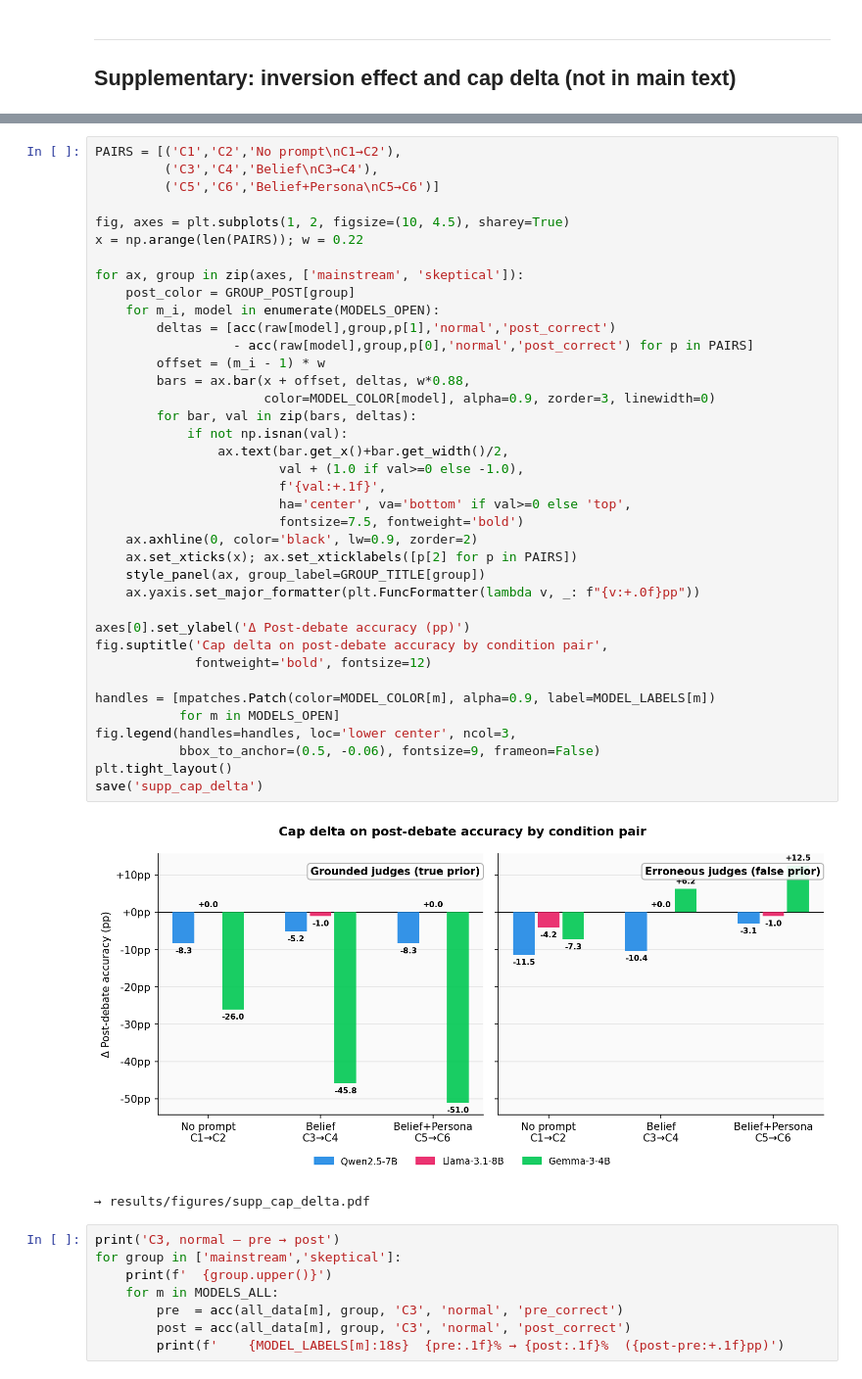
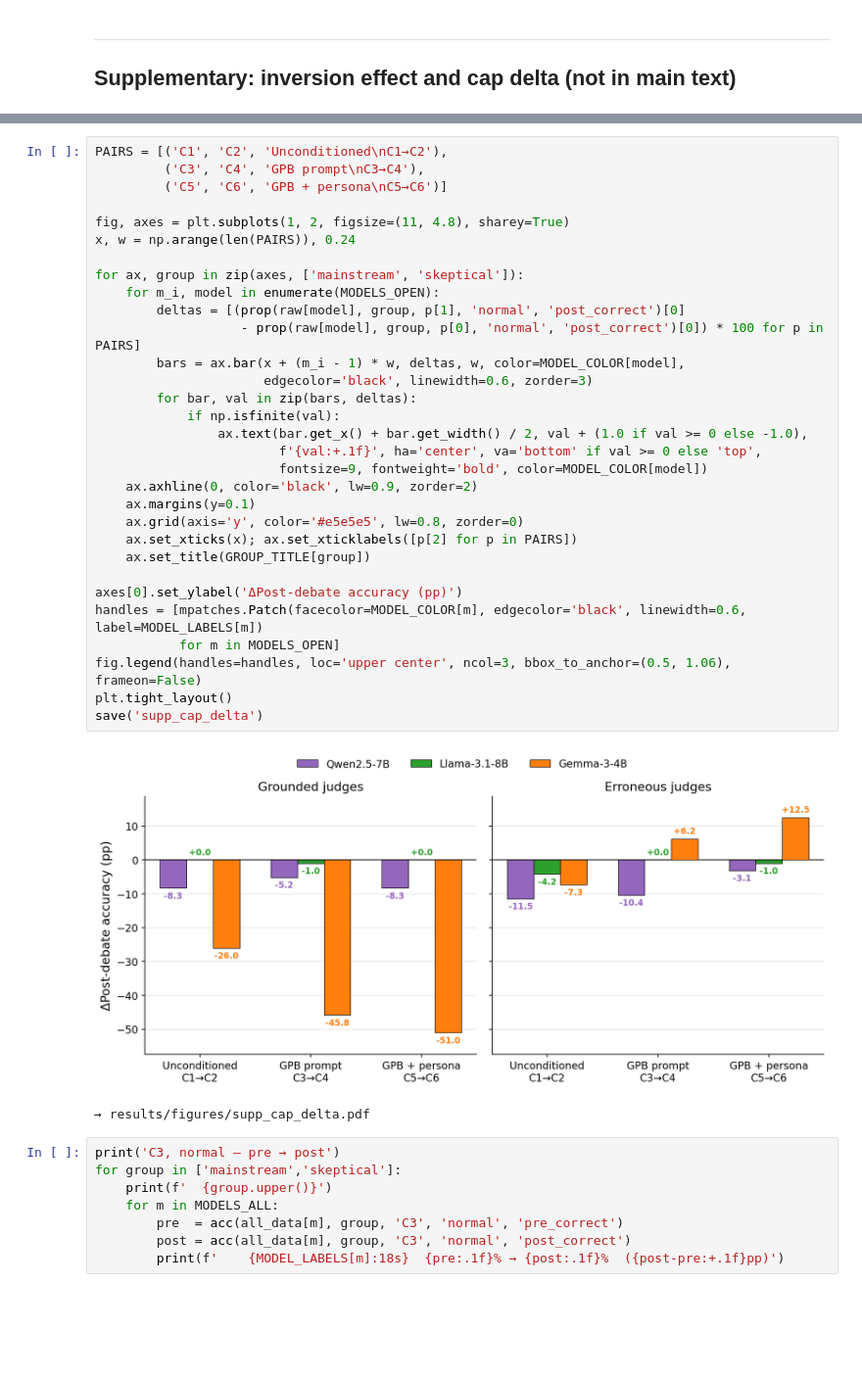
Before and after one commit to FAIR-IALAB-UBA/Debate-NeurIPS26, a Jupyter notebook: debate_experiment_open_source_belief_vectors/analysis.ipynb, the cells around one changed output, grey strips where cells are left out. Shown at 98% size. Saved outputs shown, nothing was run; the diff lists cells and outputs as text; blank space fills up the shorter version.

```diff
--- a/debate_experiment_open_source_belief_vectors/analysis.ipynb
+++ b/debate_experiment_open_source_belief_vectors/analysis.ipynb
@@ -312,44 +270,37 @@ save('supp_inversion')
 → results/figures/supp_inversion.pdf
 # %%
-PAIRS = [('C1','C2','No prompt\nC1→C2'),
-         ('C3','C4','Belief\nC3→C4'),
-         ('C5','C6','Belief+Persona\nC5→C6')]
+PAIRS = [('C1', 'C2', 'Unconditioned\nC1→C2'),
+         ('C3', 'C4', 'GPB prompt\nC3→C4'),
+         ('C5', 'C6', 'GPB + persona\nC5→C6')]
 
-fig, axes = plt.subplots(1, 2, figsize=(10, 4.5), sharey=True)
-x = np.arange(len(PAIRS)); w = 0.22
+fig, axes = plt.subplots(1, 2, figsize=(11, 4.8), sharey=True)
+x, w = np.arange(len(PAIRS)), 0.24
 
 for ax, group in zip(axes, ['mainstream', 'skeptical']):
-    post_color = GROUP_POST[group]
     for m_i, model in enumerate(MODELS_OPEN):
-        deltas = [acc(raw[model],group,p[1],'normal','post_correct')
-                  - acc(raw[model],group,p[0],'normal','post_correct') for p in PAIRS]
-        offset = (m_i - 1) * w
-        bars = ax.bar(x + offset, deltas, w*0.88,
-                      color=MODEL_COLOR[model], alpha=0.9, zorder=3, linewidth=0)
+        deltas = [(prop(raw[model], group, p[1], 'normal', 'post_correct')[0]
+                   - prop(raw[model], group, p[0], 'normal', 'post_correct')[0]) * 100 for p in PAIRS]
+        bars = ax.bar(x + (m_i - 1) * w, deltas, w, color=MODEL_COLOR[model],
+                      edgecolor='black', linewidth=0.6, zorder=3)
         for bar, val in zip(bars, deltas):
-            if not np.isnan(val):
-                ax.text(bar.get_x()+bar.get_width()/2,
-                        val + (1.0 if val>=0 else -1.0),
-                        f'{val:+.1f}',
-                        ha='center', va='bottom' if val>=0 else 'top',
-                        fontsize=7.5, fontweight='bold')
+            if np.isfinite(val):
+                ax.text(bar.get_x() + bar.get_width() / 2, val + (1.0 if val >= 0 else -1.0),
+                        f'{val:+.1f}', ha='center', va='bottom' if val >= 0 else 'top',
+                        fontsize=9, fontweight='bold', color=MODEL_COLOR[model])
     ax.axhline(0, color='black', lw=0.9, zorder=2)
+    ax.margins(y=0.1)
+    ax.grid(axis='y', color='#e5e5e5', lw=0.8, zorder=0)
     ax.set_xticks(x); ax.set_xticklabels([p[2] for p in PAIRS])
-    style_panel(ax, group_label=GROUP_TITLE[group])
-    ax.yaxis.set_major_formatter(plt.FuncFormatter(lambda v, _: f"{v:+.0f}pp"))
+    ax.set_title(GROUP_TITLE[group])
 
-axes[0].set_ylabel('Δ Post-debate accuracy (pp)')
-fig.suptitle('Cap delta on post-debate accuracy by condition pair',
-             fontweight='bold', fontsize=12)
-
-handles = [mpatches.Patch(color=MODEL_COLOR[m], alpha=0.9, label=MODEL_LABELS[m])
+axes[0].set_ylabel('ΔPost-debate accuracy (pp)')
+handles = [mpatches.Patch(facecolor=MODEL_COLOR[m], edgecolor='black', linewidth=0.6, label=MODEL_LABELS[m])
            for m in MODELS_OPEN]
-fig.legend(handles=handles, loc='lower center', ncol=3,
-           bbox_to_anchor=(0.5, -0.06), fontsize=9, frameon=False)
+fig.legend(handles=handles, loc='upper center', ncol=3, bbox_to_anchor=(0.5, 1.06), frameon=False)
 plt.tight_layout()
 save('supp_cap_delta')
 # %% [output]
-[figure, old version]
+[figure, new version]
 → results/figures/supp_cap_delta.pdf
 # %%
 print('C3, normal — pre → post')
```
Also changed, not shown: parts of 5 cells of this notebook, 11 other files.
